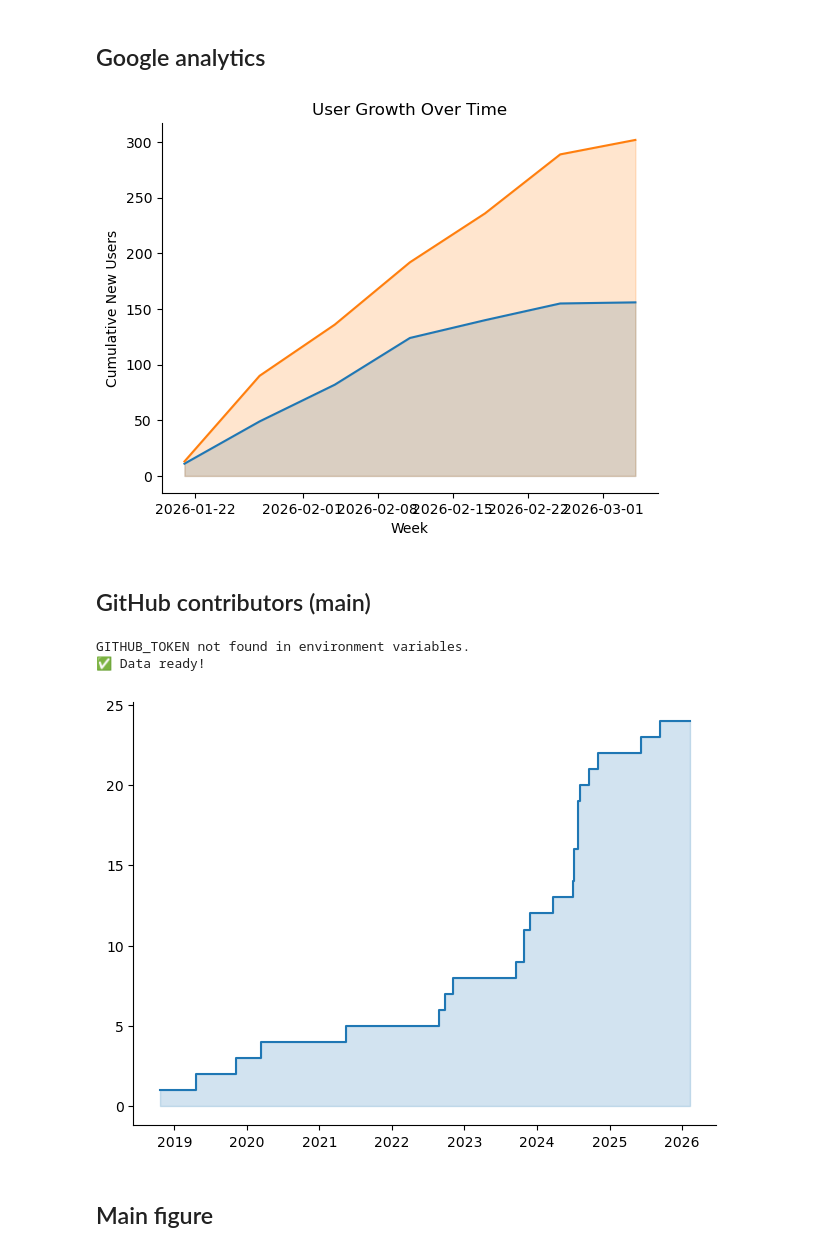
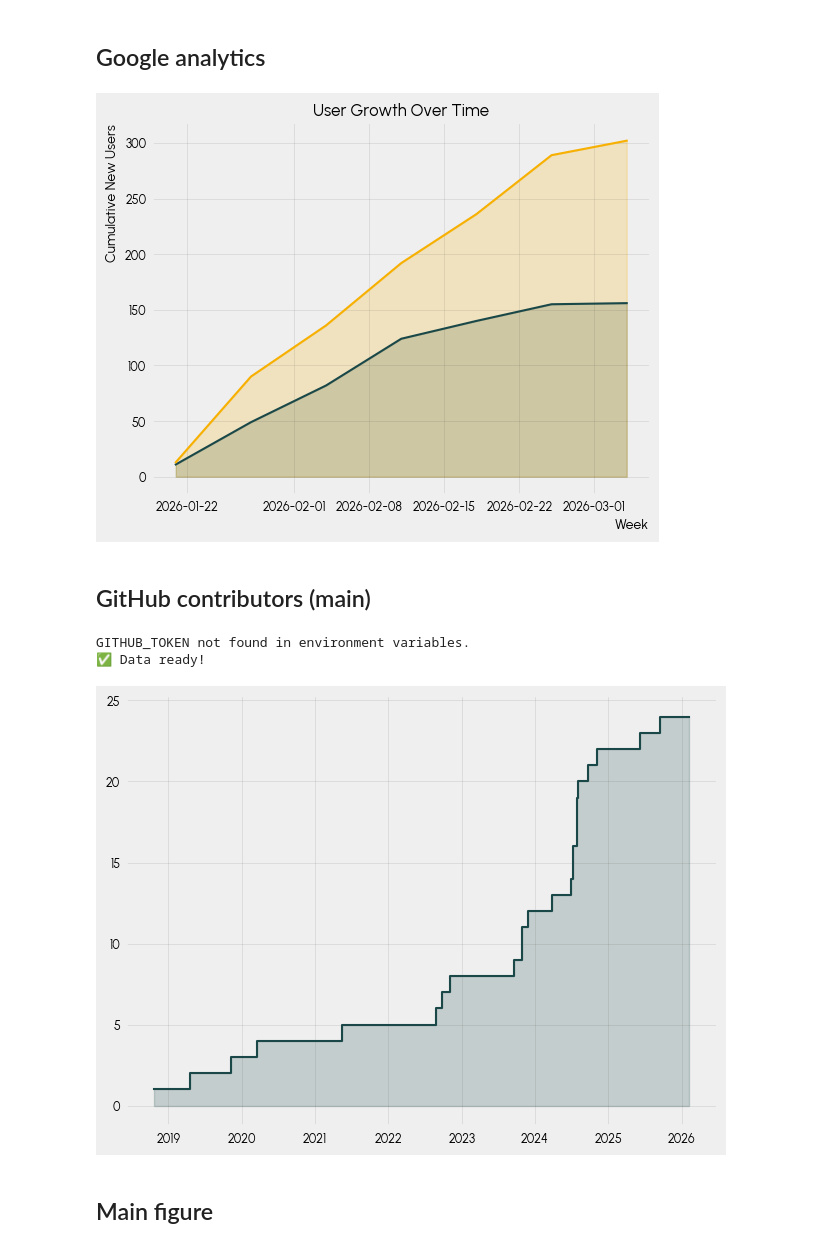
Before and after one commit to festim-dev/pose, a Jupyter notebook: main.ipynb, the cells around one changed output. Cells and saved outputs as stored; diff of their text form; code cells hidden in the pictures.

```diff
--- a/main.ipynb
+++ b/main.ipynb
@@ -6,3 +6,12 @@ from datetime import datetime
 # remove top and right spines for all plots in matplotlib params
 plt.rcParams["axes.spines.top"] = False
 plt.rcParams["axes.spines.right"] = False
+# %%
+import morethemes as mt
+
+mt.set_theme("urban")
+
+# https://coolors.co/1a4848-f7b000-f46036-c9f2c7-aceca1
+plt.rcParams["axes.prop_cycle"] = plt.cycler(
+    color=["#1a4848", "#f7b000", "#f46036", "#c9f2c7", "#aceca1"]
+)
@@ -312,7 +327,7 @@ plt.show()
 
 
 def plot_new_users_over_time_tutorials(fill_between=True, **kwargs):
-    start_date_ga =  datetime(2025, 12, 3)
+    start_date_ga = datetime(2025, 12, 3)
     end_date_ga = datetime(2026, 3, 2)
     nth_week = [7, 8, 9, 10, 11, 12, 13]
     new_users = [11, 38, 33, 42, 16, 15, 1]
@@ -330,7 +345,7 @@ def plot_new_users_over_time_tutorials(fill_between=True, **kwargs):
 
 
 def plot_new_users_over_time_docs(fill_between=True, **kwargs):
-    start_date_ga =  datetime(2025, 12, 3)
+    start_date_ga = datetime(2025, 12, 3)
     end_date_ga = datetime(2026, 3, 2)
 
     nth_week = [7, 8, 9, 10, 11, 12, 13]
@@ -355,36 +370,38 @@ plt.ylabel("Cumulative New Users")
 plt.title("User Growth Over Time")
 plt.show()
 # %% [output]
-[figure, old version]
+[figure, new version]
 # %% [markdown]
 ## GitHub contributors (main)
 # %%
 from get_contributors import fetch_contributor_stats
 
 timeline = fetch_contributor_stats(OWNER, REPO)
 
+
 def plot_contributor_stats(fill_between=True, **kwargs):
     dates = [entry["date"] for entry in timeline]
     cumulative_contributors = [entry["cumulative_contributors"] for entry in timeline]
-    l, = plt.step(dates, cumulative_contributors, where="post", **kwargs)
+    (l,) = plt.step(dates, cumulative_contributors, where="post", **kwargs)
     if fill_between:
         plt.fill_between(
             dates,
             cumulative_contributors,
             step="post",
             alpha=0.2,
             color=l.get_color(),
         )
     return dates, cumulative_contributors
 
+
 plot_contributor_stats()
 
 plt.tight_layout()
 plt.show()
 # %% [output]
 GITHUB_TOKEN not found in environment variables.
 ✅ Data ready!
-[figure, old version]
+[figure, new version]
 # %% [markdown]
 ## Main figure
 # %%
```
Also changed, not shown: parts of 18 cells of this notebook, 2 other files.
